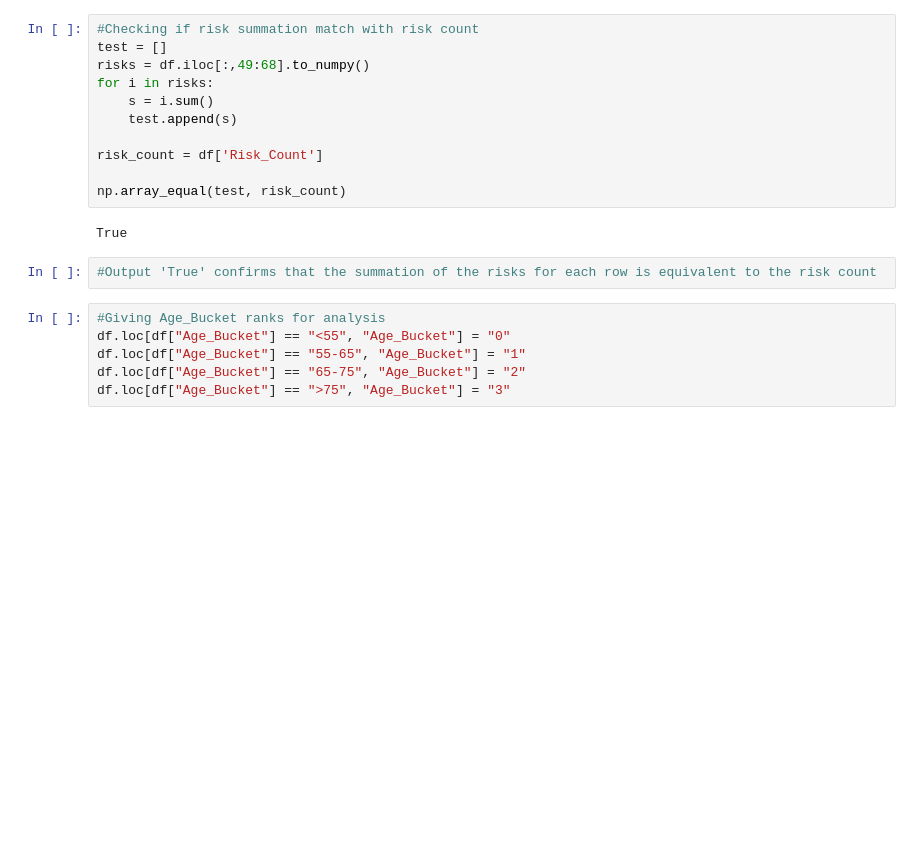
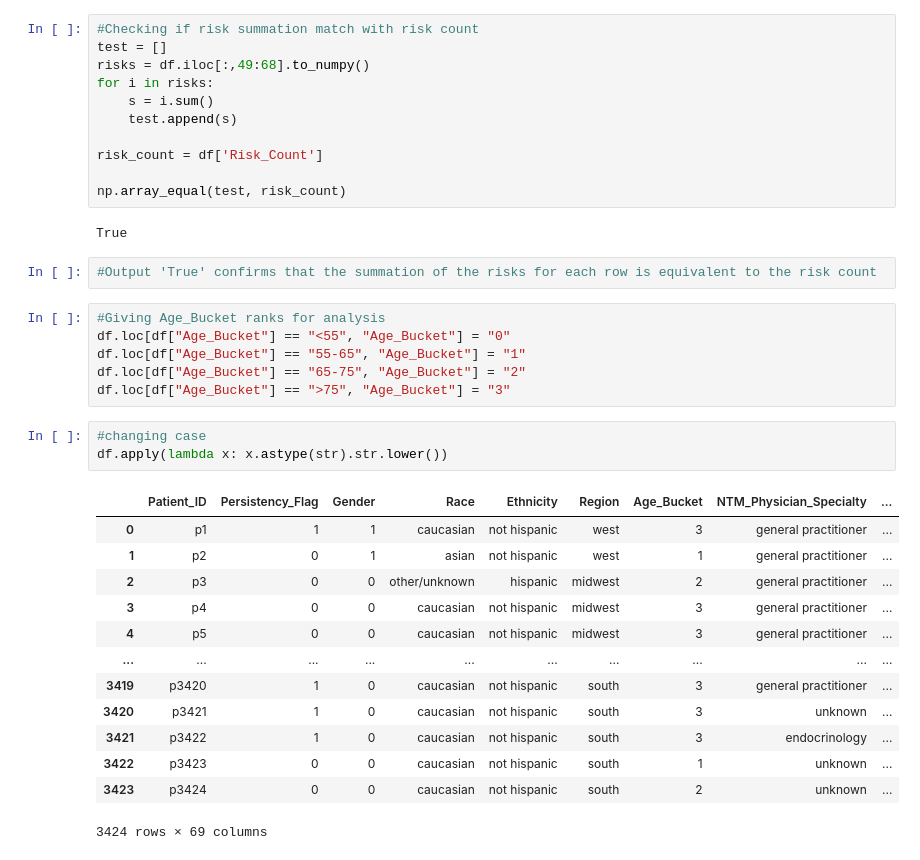
Before and after one commit to LiviaNFoster/DataGlacierFinalProject, a Jupyter notebook: FinalProject.ipynb, the cells around one changed output. Saved outputs shown, nothing was run; the diff lists cells and outputs as text; blank space fills up the shorter version.

```diff
--- a/FinalProject.ipynb
+++ b/FinalProject.ipynb
@@ -699,3 +699,20 @@ df.loc[df["Age_Bucket"] == "<55", "Age_Bucket"] = "0"
 df.loc[df["Age_Bucket"] == "55-65", "Age_Bucket"] = "1"
 df.loc[df["Age_Bucket"] == "65-75", "Age_Bucket"] = "2"
 df.loc[df["Age_Bucket"] == ">75", "Age_Bucket"] = "3"
+# %%
+#changing case
+df.apply(lambda x: x.astype(str).str.lower())
+# %% [output]
+|  | Patient_ID | Persistency_Flag | Gender | Race | Ethnicity | Region | Age_Bucket | NTM_Physician_Specialty | ... |
+| 0 | p1 | 1 | 1 | caucasian | not hispanic | west | 3 | general practitioner | ... |
+| 1 | p2 | 0 | 1 | asian | not hispanic | west | 1 | general practitioner | ... |
+| 2 | p3 | 0 | 0 | other/unknown | hispanic | midwest | 2 | general practitioner | ... |
+| 3 | p4 | 0 | 0 | caucasian | not hispanic | midwest | 3 | general practitioner | ... |
+| 4 | p5 | 0 | 0 | caucasian | not hispanic | midwest | 3 | general practitioner | ... |
+| ... | ... | ... | ... | ... | ... | ... | ... | ... | ... |
+| 3419 | p3420 | 1 | 0 | caucasian | not hispanic | south | 3 | general practitioner | ... |
+| 3420 | p3421 | 1 | 0 | caucasian | not hispanic | south | 3 | unknown | ... |
+| 3421 | p3422 | 1 | 0 | caucasian | not hispanic | south | 3 | endocrinology | ... |
+| 3422 | p3423 | 0 | 0 | caucasian | not hispanic | south | 1 | unknown | ... |
+| 3423 | p3424 | 0 | 0 | caucasian | not hispanic | south | 2 | unknown | ... |
+3424 rows × 69 columns
```
